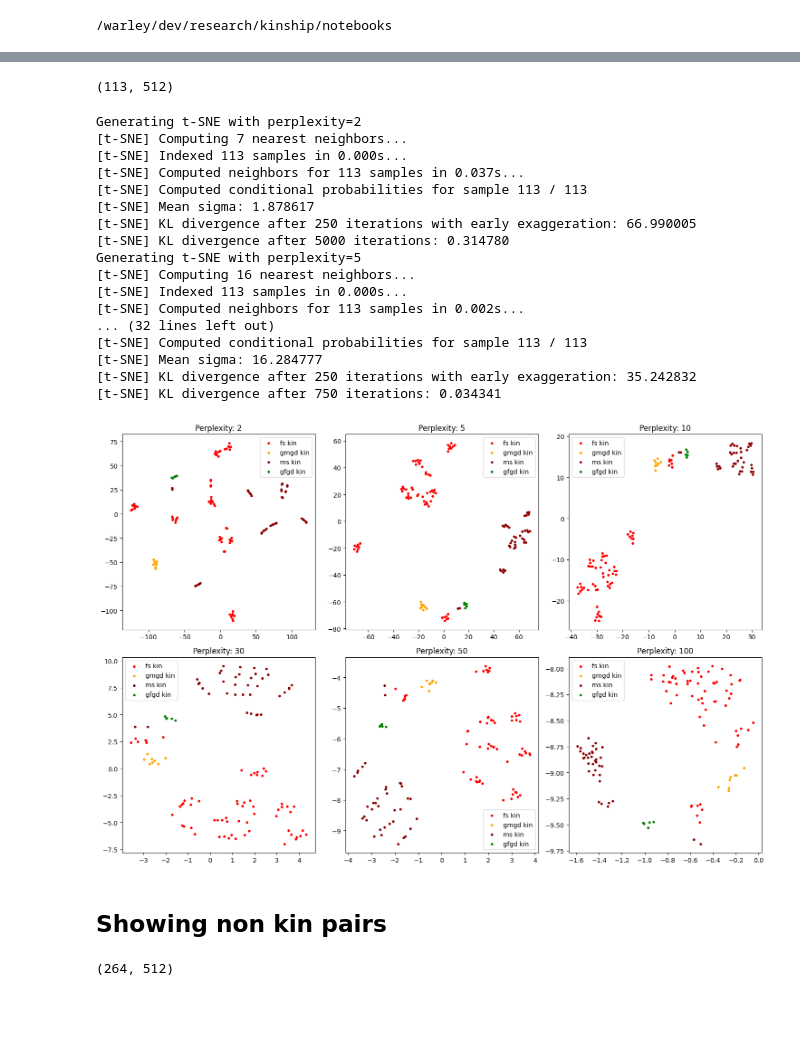
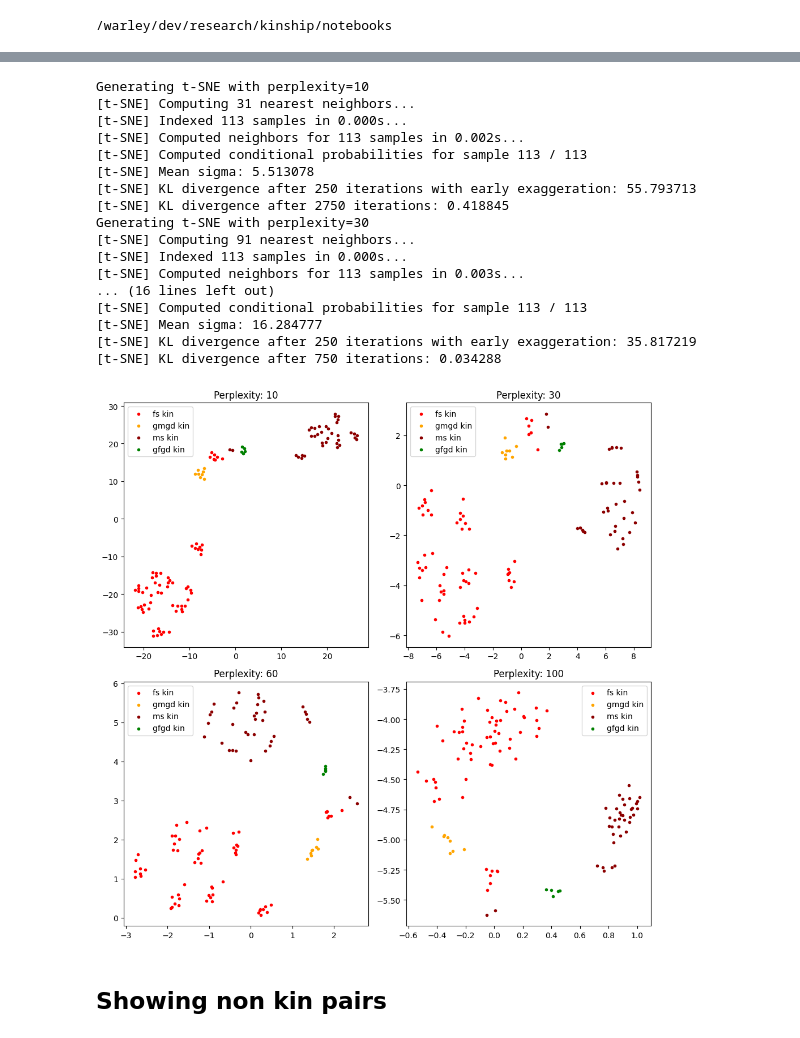
Before and after one commit to vitalwarley/research, a Jupyter notebook: notebooks/tsne_pairs.ipynb, the cells around one changed output, grey strips where cells are left out. Saved outputs shown, nothing was run; the diff lists cells and outputs as text; code cells hidden in the pictures; blank space fills up the shorter version.

Commit message:
refactor(tsne): move filter_embeddings to inside plot_embeddings

```diff
--- a/notebooks/tsne_pairs.ipynb
+++ b/notebooks/tsne_pairs.ipynb
@@ -70,18 +70,40 @@ def get_indices(krs, f1fids, f2fids, label):
 def plot_single_tsne(ax, embeddings_2d, kin_idxs, nonkin_idxs, f2fids, color, label):
     # This function will plot a single t-SNE plot given the 2D embeddings, indices, color, and label.
     if kin_idxs:
-        ax.scatter(embeddings_2d[kin_idxs, 0], embeddings_2d[kin_idxs, 1], color=color, marker='.', label=f"{label} kin")
+        ax.scatter(
+            embeddings_2d[kin_idxs, 0], embeddings_2d[kin_idxs, 1], color=color, marker=".", label=f"{label} kin"
+        )
     if nonkin_idxs:
-        ax.scatter(embeddings_2d[nonkin_idxs, 0], embeddings_2d[nonkin_idxs, 1], color=color, marker='x', label=f"{label} non-kin")
-        for idx in nonkin_idxs:
-            ax.text(embeddings_2d[idx, 0], embeddings_2d[idx, 1] - 1, f2fids[idx][0], fontsize=6)
+        ax.scatter(
+            embeddings_2d[nonkin_idxs, 0],
+            embeddings_2d[nonkin_idxs, 1],
+            color=color,
+            marker="x",
+            label=f"{label} non-kin",
+        )
+        # TODO: enable to disable
+        # for idx in nonkin_idxs:
+        #     # TODO: use f1fids if f2fids was used to filter the fid
+        #     ax.text(embeddings_2d[idx, 0], embeddings_2d[idx, 1] - 1, f2fids[idx][0], fontsize=6)
     ax.legend()
 
 
-def plot_embeddings(embeddings, labels, perplexities, plot_path: str = ""):
+def plot_embeddings(embeddings, labels, perplexities, plot_path: str = "", **kwargs):
     # This is the main function that calls the other functions to generate and plot the t-SNE plots.
 
+    # Call filter_embeddings to get the embeddings and labels
+    embeddings, labels = filter_embeddings(embeddings, labels, **kwargs)
+
     krs, f1fids, f2fids = labels
+
+    # Print number of embeddings, number of unique kin relations, number of kin and non-kin relations
+    # Consider kin relations: fs, gmgd, ms, gfgd, bb, md, fd, sibs, gmgs, gfgs, ss
+    print(f"Number of embeddings: {len(embeddings)}")
+    print(f"Number of unique kin relations: {len(np.unique(krs))}")
+    for kr in np.unique(krs):
+        kin_idxs, nonkin_idxs = get_indices(krs, f1fids, f2fids, kr)
+        print(f"Number of {kr} kin relations: {len(kin_idxs)}")
+        print(f"Number of {kr} non-kin relations: {len(nonkin_idxs)}")
 
     # Create a color map for kin relations: fs, gmgd, ms, gfgd, bb, md, fd, sibs, gmgs, gfgs, ss
     color_map = {
@@ -181,42 +284,30 @@ Total samples: 5846
 # %%
 # Extracting embeddings
 embeddings, labels = extract_embeddings(val_loader, model)
-# %%
-# Filter embeddings
-e, l = filter_embeddings(embeddings, labels, face1_fid=250, face2_fid=250)
-e.shape
-# %% [output]
-(113, 512)
 # %%
 # Plotting
-perplexities = [2, 5, 10, 30, 50, 100]
-plot_embeddings(e, l, perplexities)
+perplexities = [10, 30, 60, 100]
+plot_embeddings(embeddings, labels, perplexities, face1_fid=250, face2_fid=250)
 # %% [output]
-Generating t-SNE with perplexity=2
-[t-SNE] Computing 7 nearest neighbors...
-[t-SNE] Indexed 113 samples in 0.000s...
-[t-SNE] Computed neighbors for 113 samples in 0.037s...
-[t-SNE] Computed conditional probabilities for sample 113 / 113
-[t-SNE] Mean sigma: 1.878617
-[t-SNE] KL divergence after 250 iterations with early exaggeration: 66.990005
-[t-SNE] KL divergence after 5000 iterations: 0.314780
-Generating t-SNE with perplexity=5
-[t-SNE] Computing 16 nearest neighbors...
+Generating t-SNE with perplexity=10
+[t-SNE] Computing 31 nearest neighbors...
 [t-SNE] Indexed 113 samples in 0.000s...
 [t-SNE] Computed neighbors for 113 samples in 0.002s...
-... (32 lines left out)
+[t-SNE] Computed conditional probabilities for sample 113 / 113
+[t-SNE] Mean sigma: 5.513078
+[t-SNE] KL divergence after 250 iterations with early exaggeration: 55.793713
+[t-SNE] KL divergence after 2750 iterations: 0.418845
+Generating t-SNE with perplexity=30
+[t-SNE] Computing 91 nearest neighbors...
+[t-SNE] Indexed 113 samples in 0.000s...
+[t-SNE] Computed neighbors for 113 samples in 0.003s...
+... (16 lines left out)
 [t-SNE] Computed conditional probabilities for sample 113 / 113
 [t-SNE] Mean sigma: 16.284777
-[t-SNE] KL divergence after 250 iterations with early exaggeration: 35.242832
-[t-SNE] KL divergence after 750 iterations: 0.034341
+[t-SNE] KL divergence after 250 iterations with early exaggeration: 35.817219
+[t-SNE] KL divergence after 750 iterations: 0.034288
-[figure, old version]
+[figure, new version]
 # %% [markdown]
 ## Showing non kin pairs
-# %%
-# Filter embeddings
-e, l = filter_embeddings(embeddings, labels, face1_fid=250)
-e.shape
-# %% [output]
-(264, 512)
 # %%
 # Plotting
```
Also changed, not shown: parts of 16 cells of this notebook, 1 other file.
